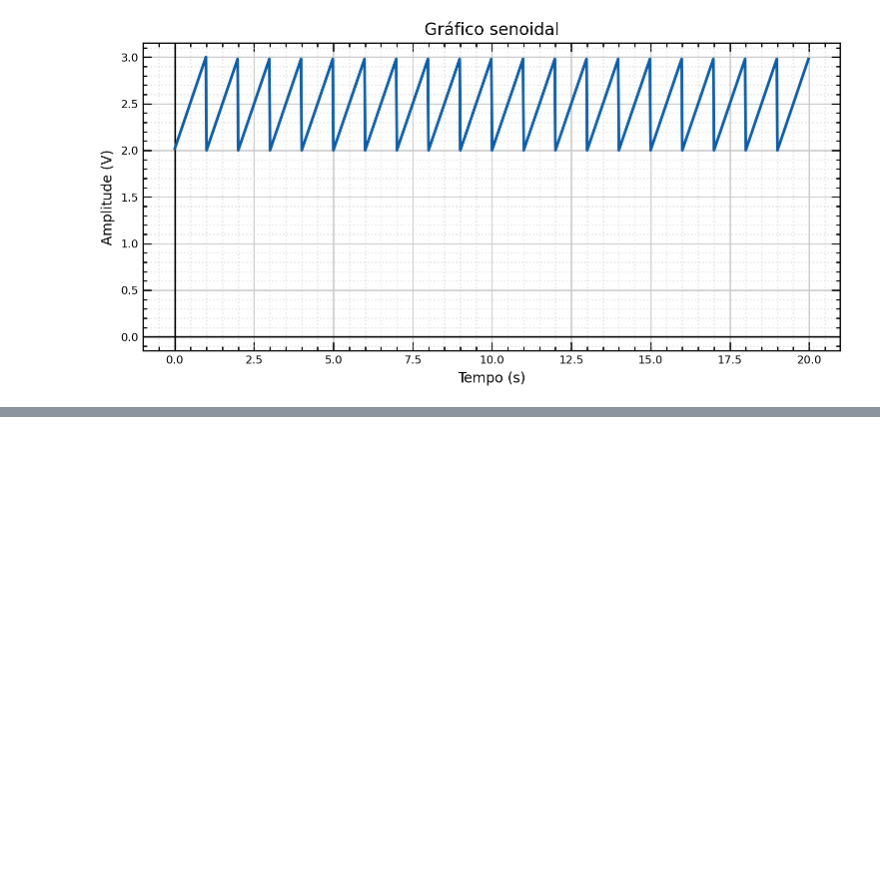
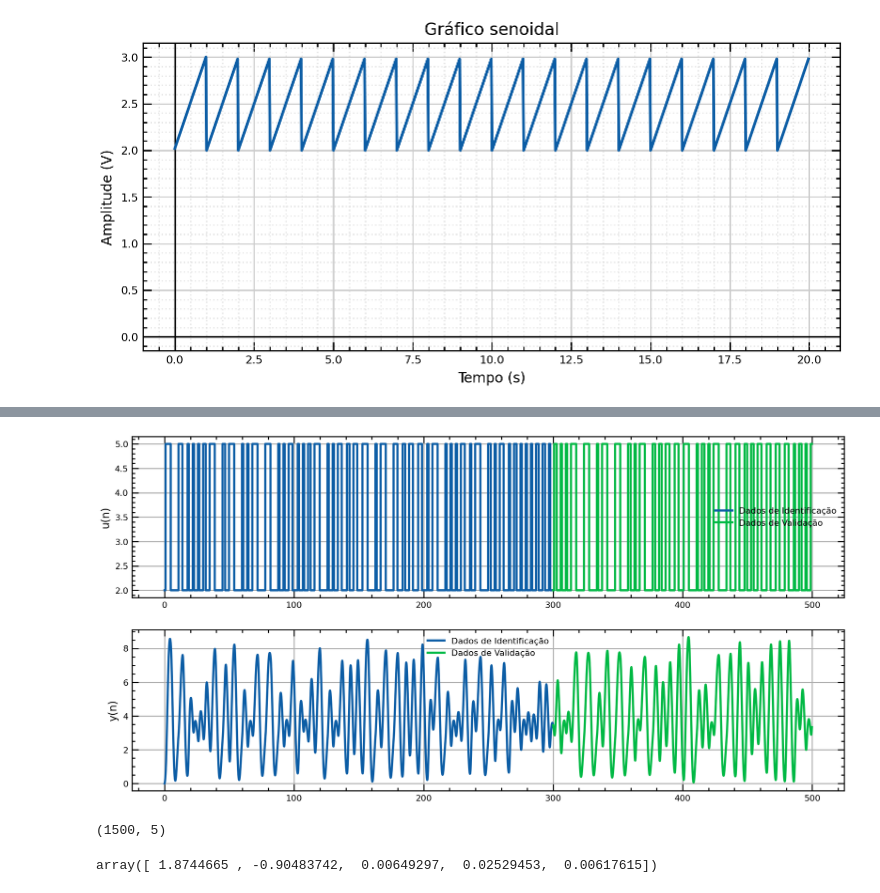
Before and after one commit to Oseiasdfarias/Projeto_Tcc_Oseias_Oficial, a Jupyter notebook: Identificacao_de_Sistemas/gerador_sinais/sinais.ipynb, the cells around one changed output, grey strips where cells are left out. Drawn from its saved outputs; the diff is of its cells as text; code cells hidden in the pictures; blank space fills up the shorter version.

```diff
--- a/Identificacao_de_Sistemas/gerador_sinais/sinais.ipynb
+++ b/Identificacao_de_Sistemas/gerador_sinais/sinais.ipynb
@@ -174,0 +283,39 @@ Frequência de Amostragem: 50.0
+# %%
+plt.figure(figsize = (12,6))
+plt.subplot(211)
+plt.step(t[:Ni+1],u1[:Ni+1],label='Dados de Identificação')
+plt.step(t[Ni:],u1[Ni:],label='Dados de Validação')
+plt.ylabel('u(n)')
+plt.legend()
+plt.grid()
+plt.subplot(212)
+plt.plot(t[:Ni+1],yout[:Ni+1], label='Dados de Identificação')
+plt.plot(t[Ni:],yout[Ni:],label='Dados de Validação')
+plt.legend()
+plt.grid()
+plt.ylabel('y(n)')
+plt.show()
+# %% [output]
+[figure, added]
+# %%
+# Matriz de regressão:
+nb = 3
+na = 2
+ni = np.arange(na, Ni + na)
+M = np.zeros((Ni, na + nb))
+
+# Para regressores de y:
+for l in np.arange(0, na):
+  M[:, l] = yout[ni - l - 1]
+
+# Para regressores de u:
+for l in np.arange(0, nb):
+  M[:,na+l] = u1[ni-l]
+
+print(M.shape)
+# Mínimos quadrados
+thetaA = np.linalg.inv(M.T@M)@M.T@yout[ni]
+thetaA
+# %% [output]
+(1500, 5)
+array([ 1.8744665 , -0.90483742,  0.00649297,  0.02529453,  0.00617615])
```
Also changed, not shown: parts of 12 cells of this notebook.
